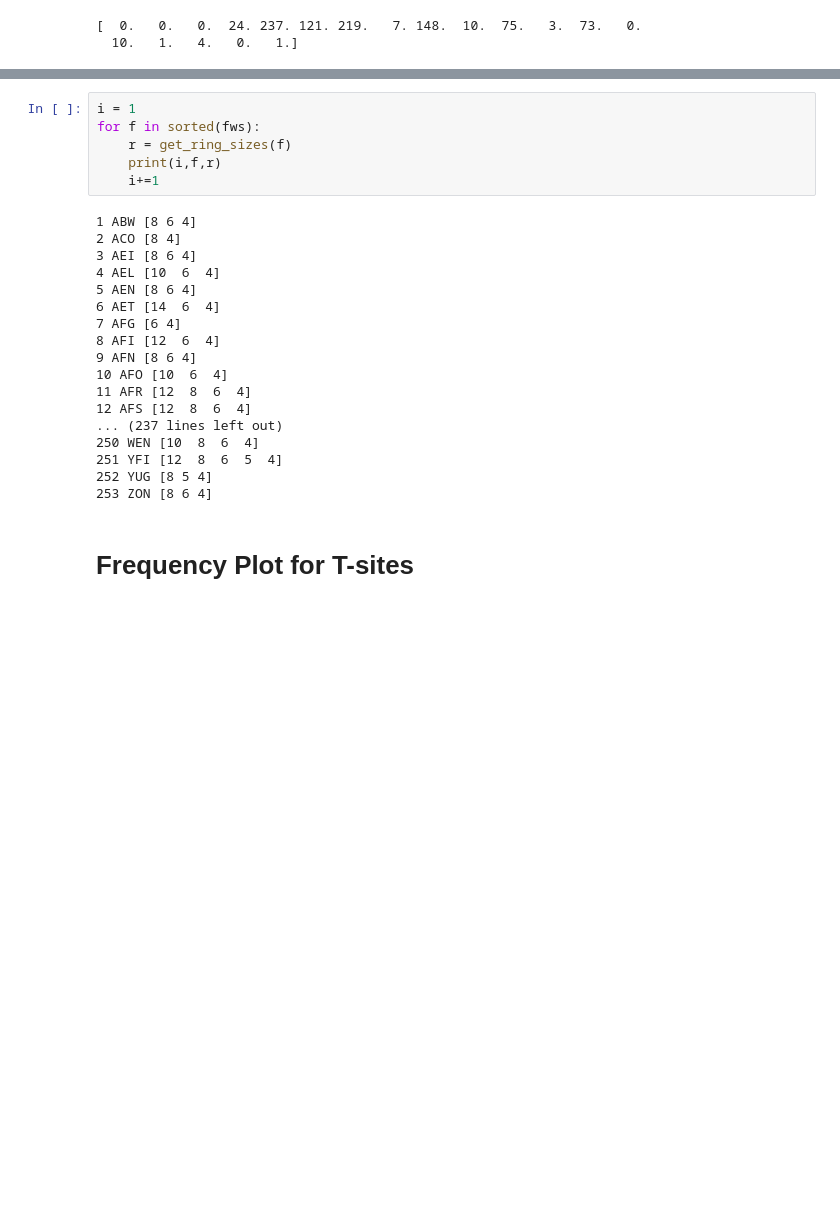
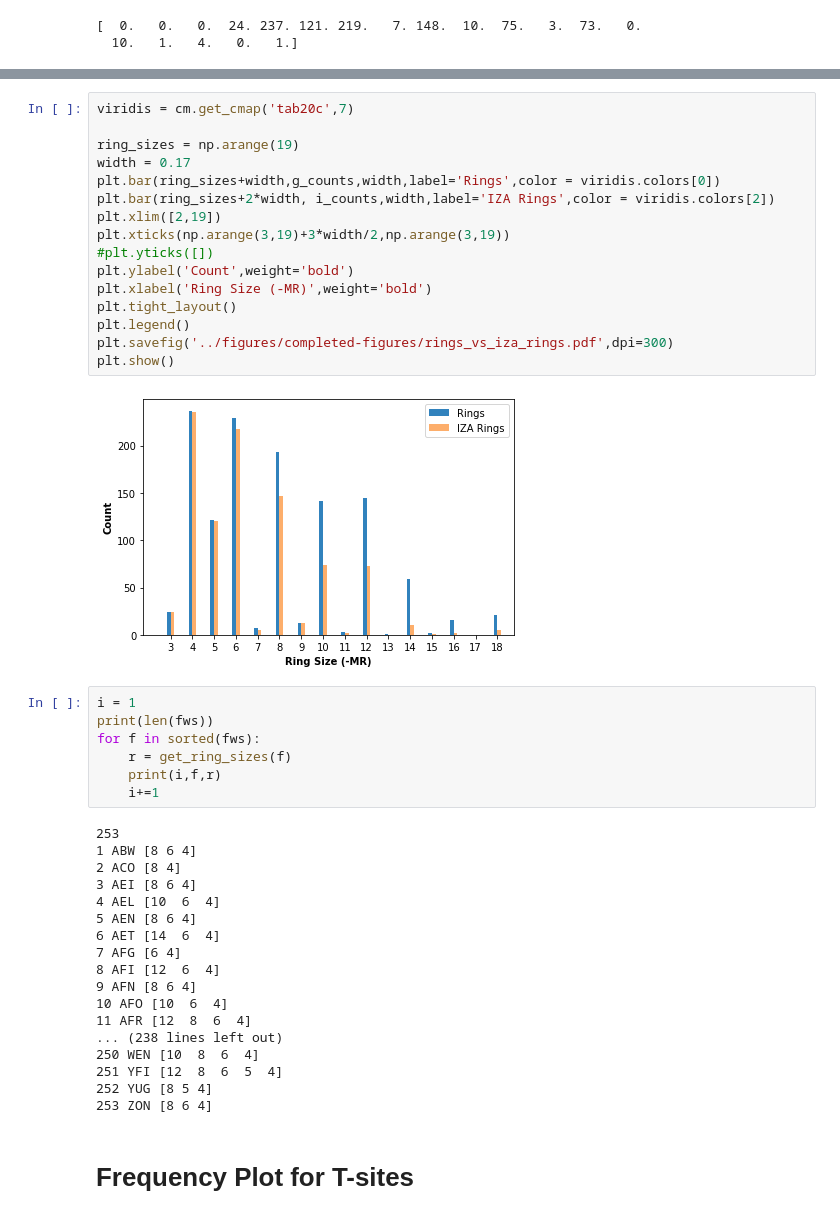
Before and after one commit to wfschneidergroup/zse_manuscript, a Jupyter notebook: results_code/ring_frequency_plots.ipynb, the cells around one changed output, grey strips where cells are left out. Drawn from its saved outputs; the diff is of its cells as text; blank space fills up the shorter version.

```diff
--- a/results_code/ring_frequency_plots.ipynb
+++ b/results_code/ring_frequency_plots.ipynb
@@ -194,10 +212,30 @@ plt.show()
+# %%
+viridis = cm.get_cmap('tab20c',7)
+
+ring_sizes = np.arange(19)
+width = 0.17
+plt.bar(ring_sizes+width,g_counts,width,label='Rings',color = viridis.colors[0])
+plt.bar(ring_sizes+2*width, i_counts,width,label='IZA Rings',color = viridis.colors[2])
+plt.xlim([2,19])
+plt.xticks(np.arange(3,19)+3*width/2,np.arange(3,19))
+#plt.yticks([])
+plt.ylabel('Count',weight='bold')
+plt.xlabel('Ring Size (-MR)',weight='bold')
+plt.tight_layout()
+plt.legend()
+plt.savefig('../figures/completed-figures/rings_vs_iza_rings.pdf',dpi=300)
+plt.show()
+# %% [output]
+[figure, added]
 # %%
 i = 1
+print(len(fws))
 for f in sorted(fws):
     r = get_ring_sizes(f)
     print(i,f,r)
     i+=1
 # %% [output]
+253
 1 ABW [8 6 4]
 2 ACO [8 4]
 3 AEI [8 6 4]
@@ -209,8 +247,7 @@ for f in sorted(fws):
 9 AFN [8 6 4]
 10 AFO [10  6  4]
 11 AFR [12  8  6  4]
-12 AFS [12  8  6  4]
-... (237 lines left out)
+... (238 lines left out)
 250 WEN [10  8  6  4]
 251 YFI [12  8  6  5  4]
 252 YUG [8 5 4]
```
Also changed, not shown: parts of 5 cells of this notebook, 15 other files.
